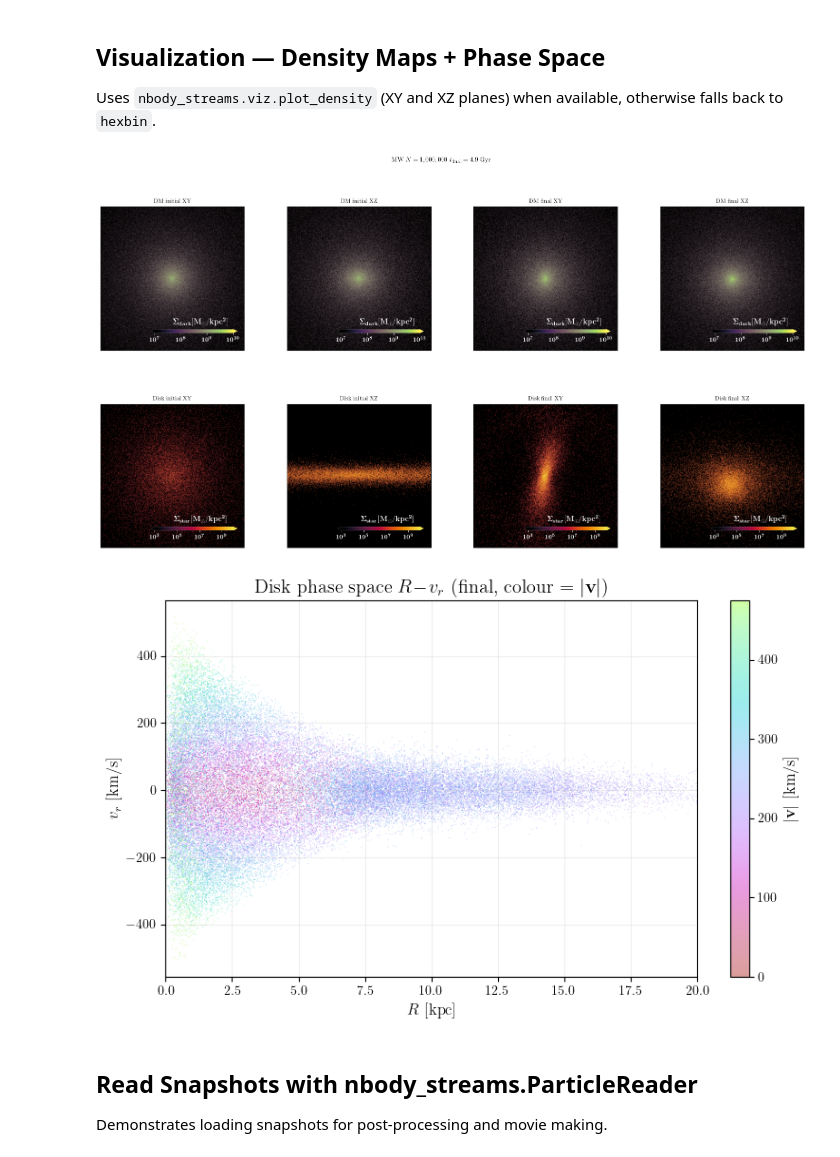
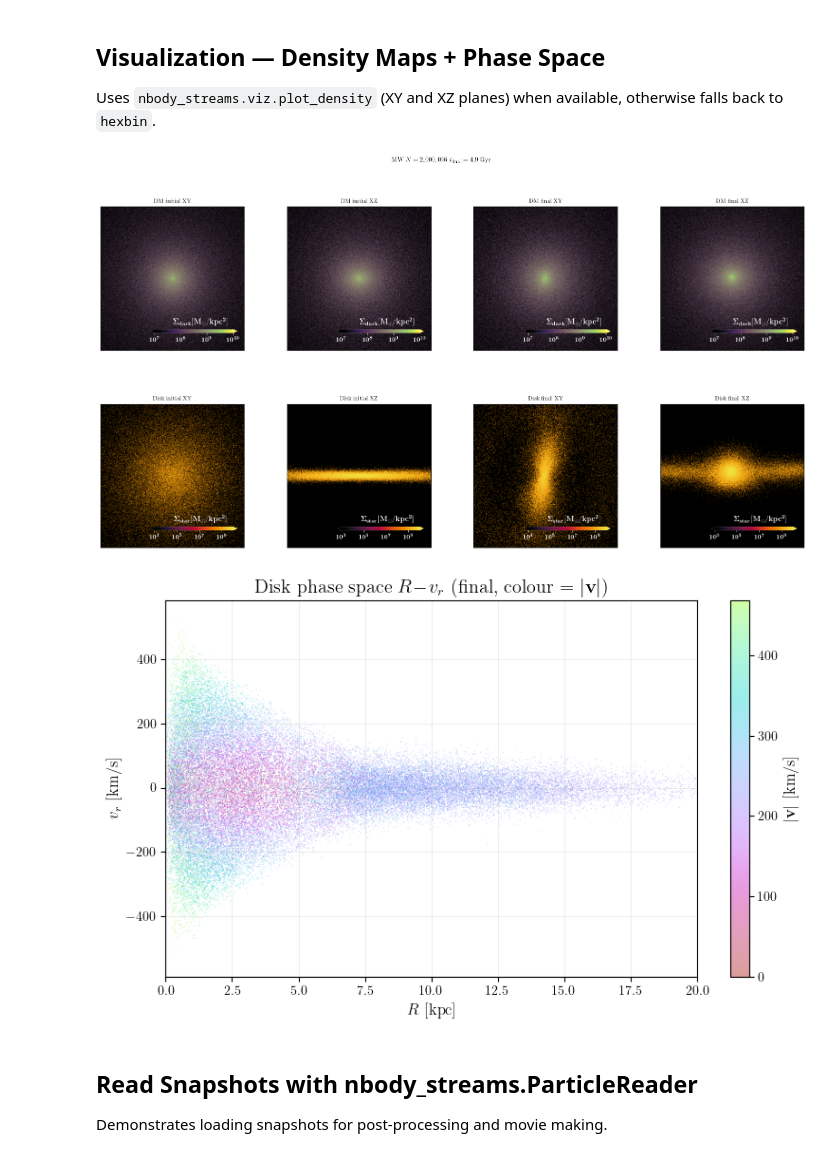
Before and after one commit to appy2806/Nbody_streams, a Jupyter notebook: examples/MW_gpu_tree_stability.ipynb, the cells around one changed output. Drawn from its saved outputs; the diff is of its cells as text; code cells hidden in the pictures.

```diff
--- a/examples/MW_gpu_tree_stability.ipynb
+++ b/examples/MW_gpu_tree_stability.ipynb
@@ -97,7 +97,7 @@ SNAPSHOTS = 300   # HDF5 snapshots written during the run
 SNAP_DIR  = './output/mw_stability'
 
 # ── Total N (equal particle masses target) ────────────────────────────────────
-N_TOTAL = 1_000_000
+N_TOTAL = 2_000_096
 
 print(f"M_bulge = {M_bulge:.3e} Msun")
 print(f"M_disk  = {M_disk:.3e} Msun")
@@ -941,46 +967,46 @@ for col, (p_kpc, x_ax, y_ax, gl) in enumerate([
 
 titles2 = ['Disk initial XY', 'Disk initial XZ', 'Disk final XY', 'Disk final XZ']
 for col, (p_kpc, x_ax, y_ax, gl) in enumerate([
-    (xv0_np[N_halo+N_bulge:,:3],  'X', 'Y', 8), (xv0_np[N_halo+N_bulge:,:3],  'X', 'Z', 3),
-    (posvel_f_np[sl_disk,:3],     'X', 'Y', 8), (posvel_f_np[sl_disk,:3],     'X', 'Z', 3),
+    (xv0_np[N_halo+N_bulge:,:3],  'X', 'Y', 8), (xv0_np[N_halo+N_bulge:,:3],  'X', 'Z', 8),
+    (posvel_f_np[sl_disk,:3],     'X', 'Y', 8), (posvel_f_np[sl_disk,:3],     'X', 'Z', 8),
 ]):
     ax = axes[1, col]
     plot_density(pos=p_kpc, mass=np.full(len(p_kpc), m_disk),
                     ax=ax, xval=x_ax, yval=y_ax, grid_len=gl, spec='star',
-                    cmap=_cm_star, colorbar_ax=True, # vmin=5, vmax=9,
-                    no_bins=1024, gauss_convol=True, density_kind='surface')
+                    cmap=_cm_star, colorbar_ax=True, #vmin=6, vmax=10,
+                    no_bins=512, gauss_convol=True, density_kind='surface')
     ax.set_title(titles2[col], fontsize=9)
 
 fig.suptitle(rf"MW  $N={N_TOTAL:,}$  $t_{{\rm final}}={N_steps*dt*GYR:.1f}$ Gyr",
                 fontsize=10)
 plt.show()
 
 # ── Phase space: disk r-vr scatter coloured by speed ─────────────────────────
 _Rp  = np.sqrt(posf_star[:, 0]**2 + posf_star[:, 1]**2) * 1e-3   # kpc
 _rp  = np.linalg.norm(posf_star * 1e-3, axis=1)                   # kpc
 _r_h = np.where(_rp > 0, _rp, 1e-30)
 _rhat= posf_star * 1e-3 / _r_h[:, None]
 _vr  = (_rhat * velf_star).sum(axis=1)
 _spd = np.linalg.norm(velf_star, axis=1)
 _v99 = float(np.percentile(_spd, 99))
 
 rng_ = np.random.default_rng(42)
 N_sc = min(50_000, len(_Rp))
 idx_ = rng_.choice(len(_Rp), N_sc, replace=False)
 ord_ = np.argsort(_spd[idx_])
 
 fig, ax = plt.subplots(figsize=(8, 5))
 sc = ax.scatter(_Rp[idx_][ord_], _vr[idx_][ord_],
                 c=_spd[idx_][ord_], s=0.5, alpha=0.4, linewidths=0,
                 cmap=_cm_phs, vmin=0, vmax=_v99, rasterized=True)
 plt.colorbar(sc, ax=ax, label=r'$|\mathbf{v}|$ [km/s]')
 ax.set_xlabel(r'$R$ [kpc]'); ax.set_ylabel(r'$v_r$ [km/s]')
 ax.set_title(r'Disk phase space $R\!-\!v_r$ (final, colour $= |\mathbf{v}|$)')
 ax.grid(True, alpha=0.2); ax.set_xlim(0, 20)
 plt.tight_layout(); plt.show()
 # %% [output]
-[figure, old version]
+[figure, new version]
-[figure, old version]
+[figure, new version]
 # %% [markdown]
 ## Read Snapshots with nbody_streams.ParticleReader
 
```
Also changed, not shown: parts of 10 cells of this notebook.
